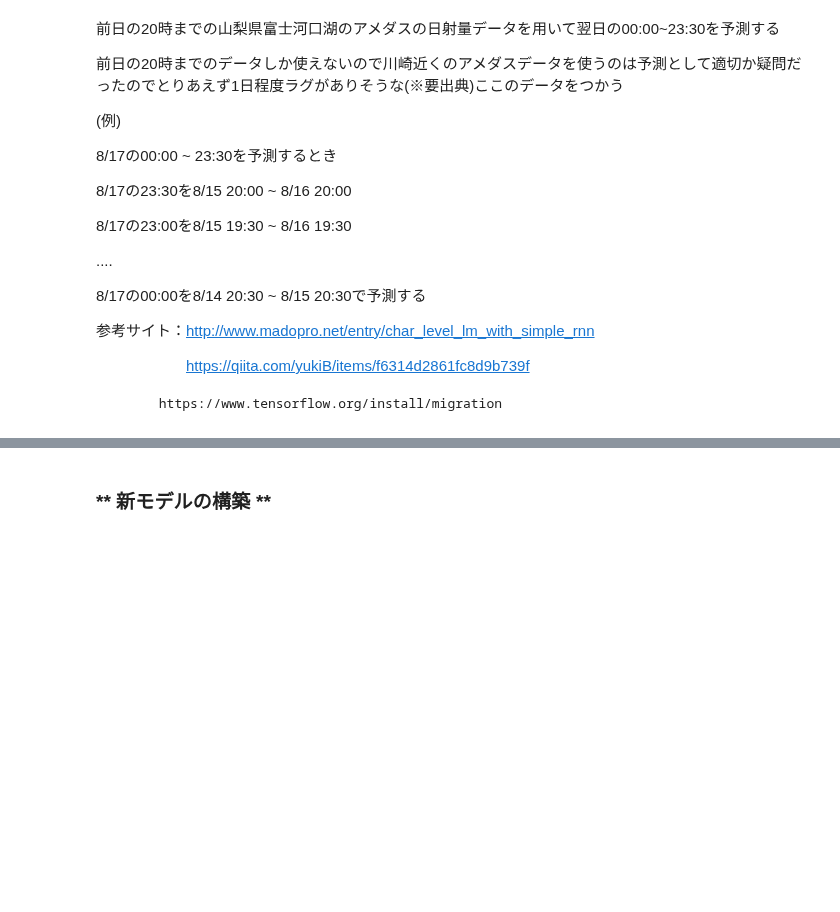
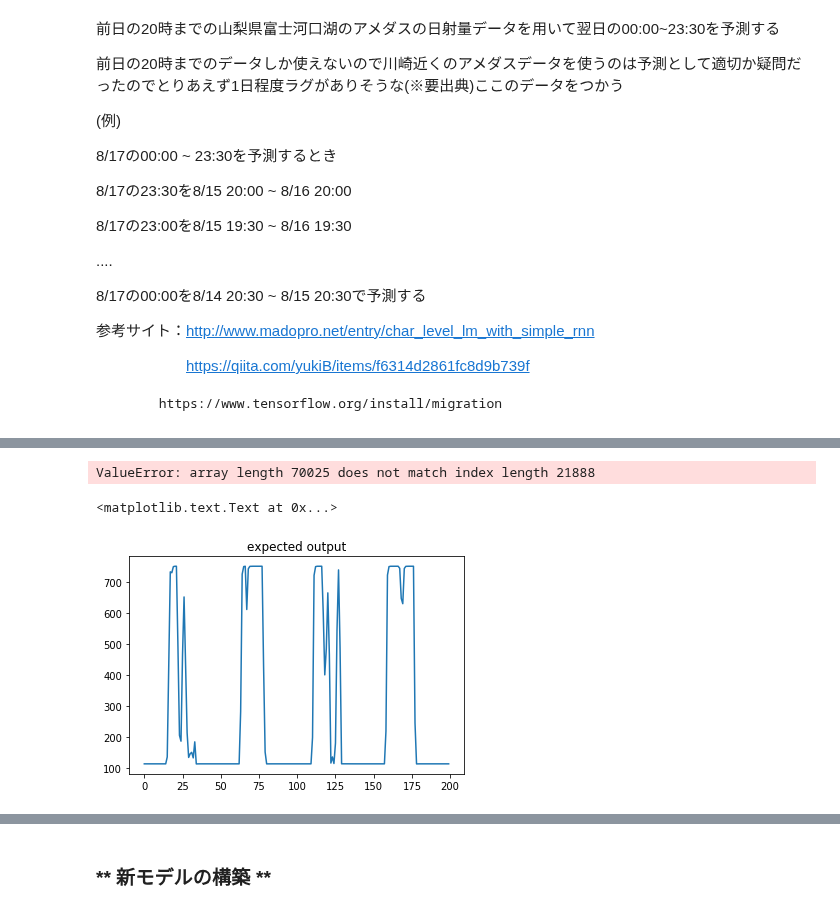
Before and after one commit to gciteam6/predict_amd, a Jupyter notebook: predict_SOLA01.ipynb, the cells around one changed output, grey strips where cells are left out. Drawn from its saved outputs; the diff is of its cells as text; code cells hidden in the pictures; blank space fills up the shorter version.

```diff
--- a/predict_SOLA01.ipynb
+++ b/predict_SOLA01.ipynb
@@ -179,8 +179,8 @@ output_mean, output_sigma, standardize_output = standardize_array(train_output_d
 test_amd_mean, test_amd_sigma, standardize_test_amd = standardize_array(test_amd_data)
 
 #時系列データのリストにする
-input_list = get_chunked_data(standardized_amd, chunk_size)
-test_input_list = get_chunked_data(standardize_test_amd, chunk_size)
+input_list = get_chunked_data(normalized_amd, chunk_size)
+test_input_list = get_chunked_data(normalized_test_amd, chunk_size)
 
 # RNNに突っ込むためにデータを整形
 X = np.array(input_list).reshape(len(input_list), chunk_size, 1)
@@ -406,5 +406,5 @@ train#90, validation loss: 1.539635e-01
 # %%
-predict = model_01.predict(X_predict)
+predict = model_01.predict(X)
 predict = np.array(predict).reshape(len(predict[0]))
-processed_predict = destandardize_array(predict, output_mean, output_sigma)
+processed_predict = denormalize_array(predict, output_min, output_max)
 # %% [output]
@@ -416,3 +417,11 @@ e_idx = amd_data[amd_data['datetime'] == pd.to_datetime('2017/3/31 23:30')].inde
 predict_data = pd.DataFrame({"datetime":amd_data['datetime'][s_idx:e_idx+1], "expected_output":processed_predict})
 predict_data.index = np.arange(len(predict_data))
 predict_data.to_csv('data/predicted_data/predict_SOLA01.tsv', sep = '\t')
+# %% [output]
+ValueError: array length 70025 does not match index length 21888
+# %%
+plt.plot(processed_predict[0:200])
+plt.title("expected output")
+# %% [output]
+<matplotlib.text.Text at 0x...>
+[figure, added]
```
Also changed, not shown: parts of 7 cells of this notebook, 13 other files.
